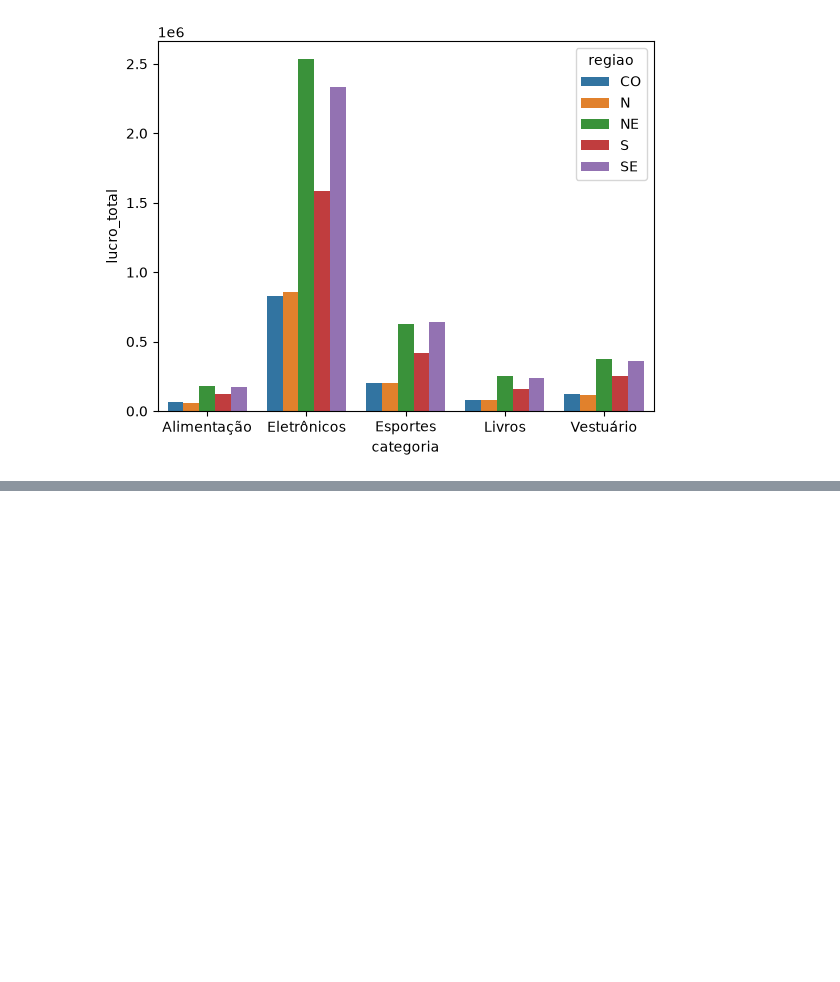
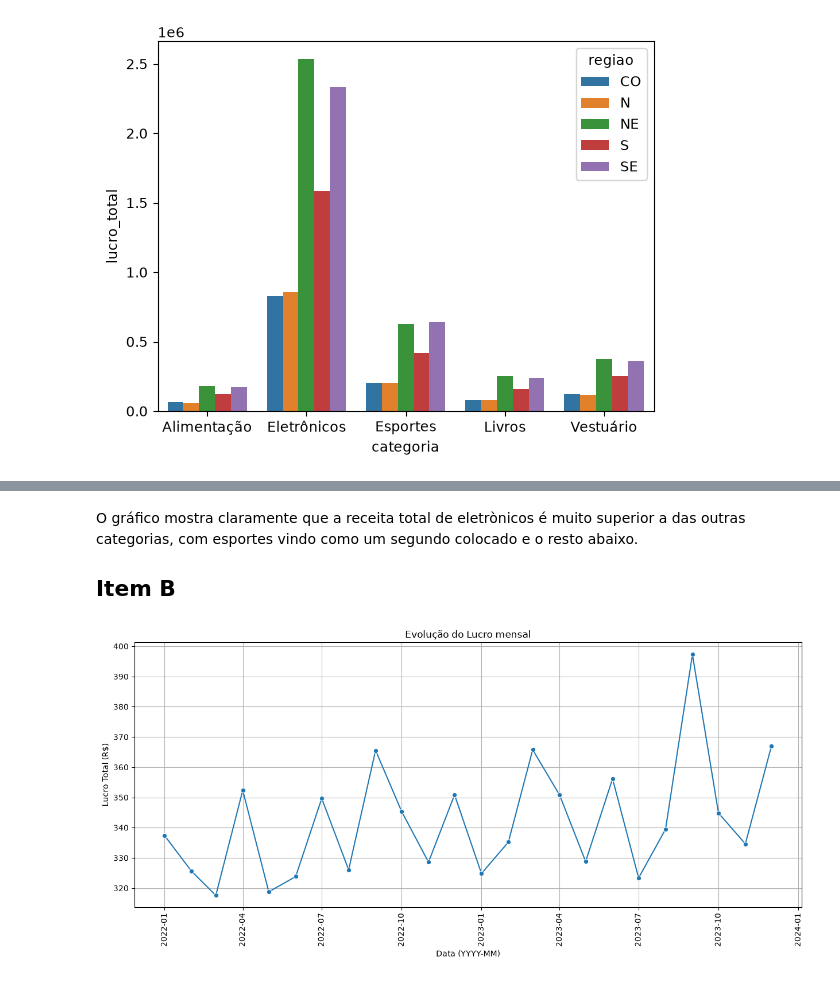
Before and after one commit to UFRJ-Analytica/ufrj-analytica-training, a Jupyter notebook: entregaveis/notebooks/rhenan_goncalves.ipynb, the cells around one changed output, grey strips where cells are left out. Saved outputs shown, nothing was run; the diff lists cells and outputs as text; code cells hidden in the pictures; blank space fills up the shorter version.

```diff
--- a/entregaveis/notebooks/rhenan_goncalves.ipynb
+++ b/entregaveis/notebooks/rhenan_goncalves.ipynb
@@ -797,0 +812,19 @@ Quase confimado que o dataset é artificial, em muitos locais diferentes vejo pr
+# %% [markdown]
+O gráfico mostra claramente que a receita total de eletrònicos é muito superior a das outras categorias, com esportes vindo como um segundo colocado e o resto abaixo.
+
+## Item B
+# %%
+#plotar a venda mensal ao longo do tempo
+df["mes_ano"] = df["ano_venda"].astype(str) + '-' + df["mes"].astype(str)
+df["mes_ano"] = pd.to_datetime(df["mes_ano"], format="%Y-%m")
+
+plt.figure(figsize=(15, 6))
+sns.lineplot(data=df, x=df["mes_ano"],y="lucro_total",errorbar=None, marker="o")
+plt.xticks(rotation=90)
+plt.title("Evolução do Lucro mensal")
+plt.ylabel("Lucro Total (R$)")
+plt.xlabel("Data (YYYY-MM)")
+plt.grid()
+plt.show()
+# %% [output]
+[figure, added]
```
Also changed, not shown: parts of 7 cells of this notebook.
